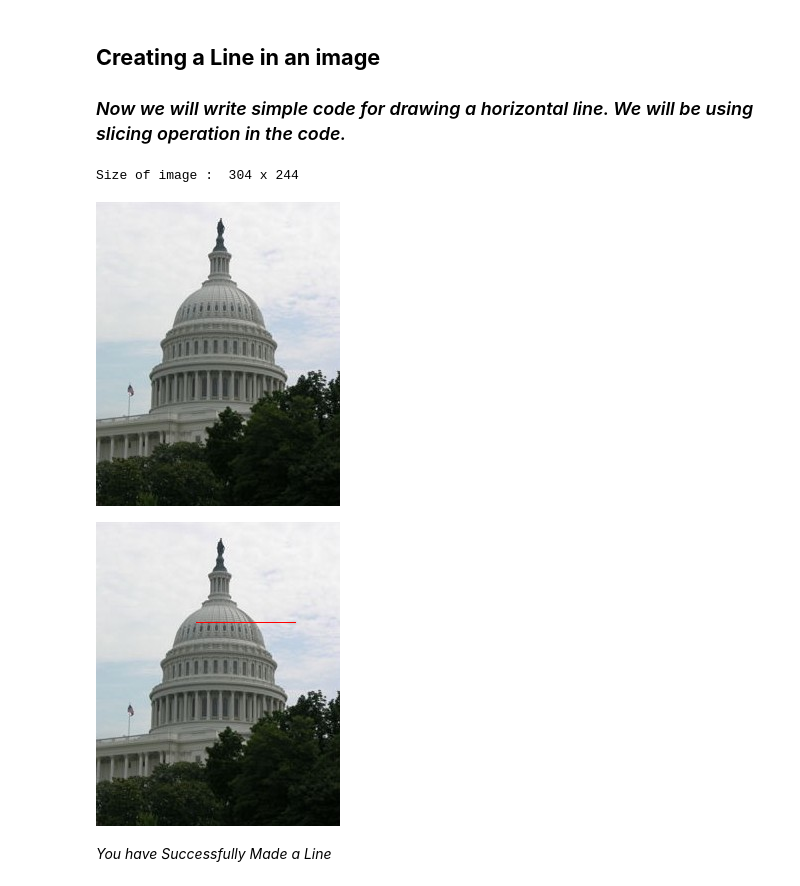
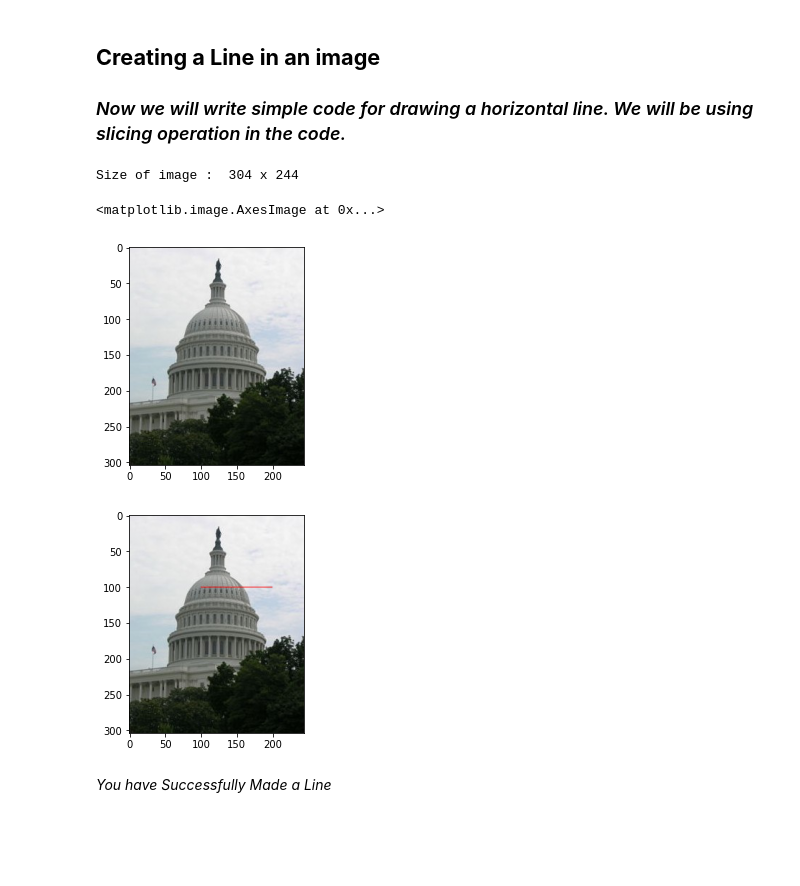
Before and after one commit to SRA-VJTI/Pixels_Seminar, a Jupyter notebook: cv-basics/Playing_with_matrices/Playing_with_matrices.ipynb, the cells around one changed output. Cells and saved outputs as stored; diff of their text form; code cells hidden in the pictures; blank space fills up the shorter version.

```diff
--- a/cv-basics/Playing_with_matrices/Playing_with_matrices.ipynb
+++ b/cv-basics/Playing_with_matrices/Playing_with_matrices.ipynb
@@ -116,22 +124,25 @@ We can make many simple shapes using just manual matrix manipulation. Some examp
 # %%
 #Defining the Coordinates and length of the Line
 i,j,l = 100, 100, 100
 
 # Reading an image
-image = cv2.imread('blur.jpeg')
+image = plt.imread('blur.jpeg')
 print("Size of image : ",image.shape[0],"x",image.shape[1])
 
 # Creating an array of zeroes
 image1 = np.zeros((image.shape[0],image.shape[1],image.shape[2]),dtype = image.dtype)
 image1 = np.copy(image)
-# Assigning the Color of the Pixels [B, G, R]
-image1[i,j:j+l] = [0,0,255]
-cv2_imshow(image)
-cv2_imshow(image1)
+# Assigning the Color of the Pixels [R, G, B]
+image1[i,j:j+l] = [255,0,0]
+plt.figure()
+plt.imshow(image)
+plt.figure()
+plt.imshow(image1)
 # %% [output]
 Size of image :  304 x 244
+<matplotlib.image.AxesImage at 0x...>
-[figure, old version]
+[figure, new version]
-[figure, old version]
+[figure, new version]
 # %% [markdown]
 *You have Successfully Made a Line*
 # %% [markdown]
```
Also changed, not shown: parts of 12 cells of this notebook.
